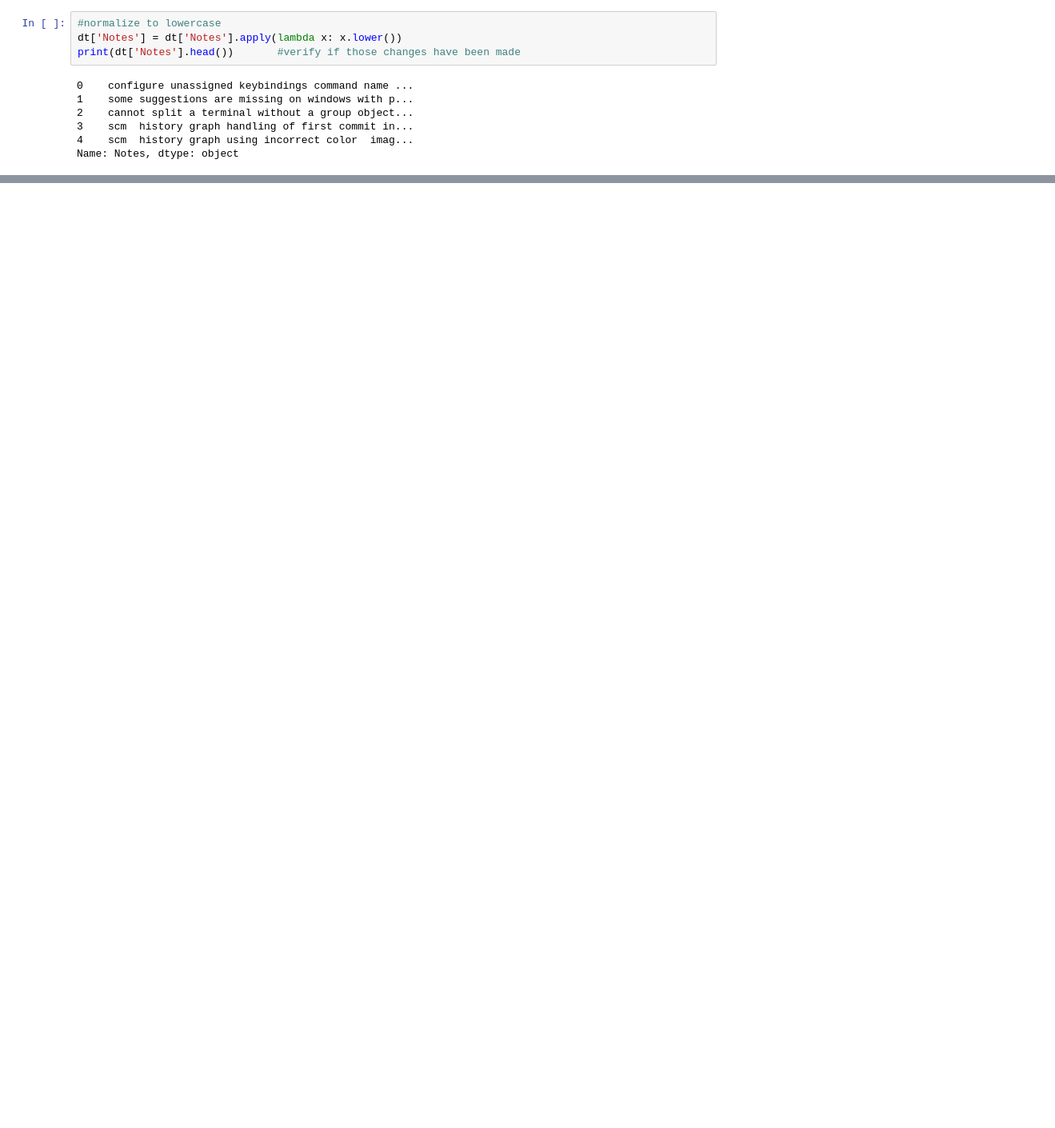
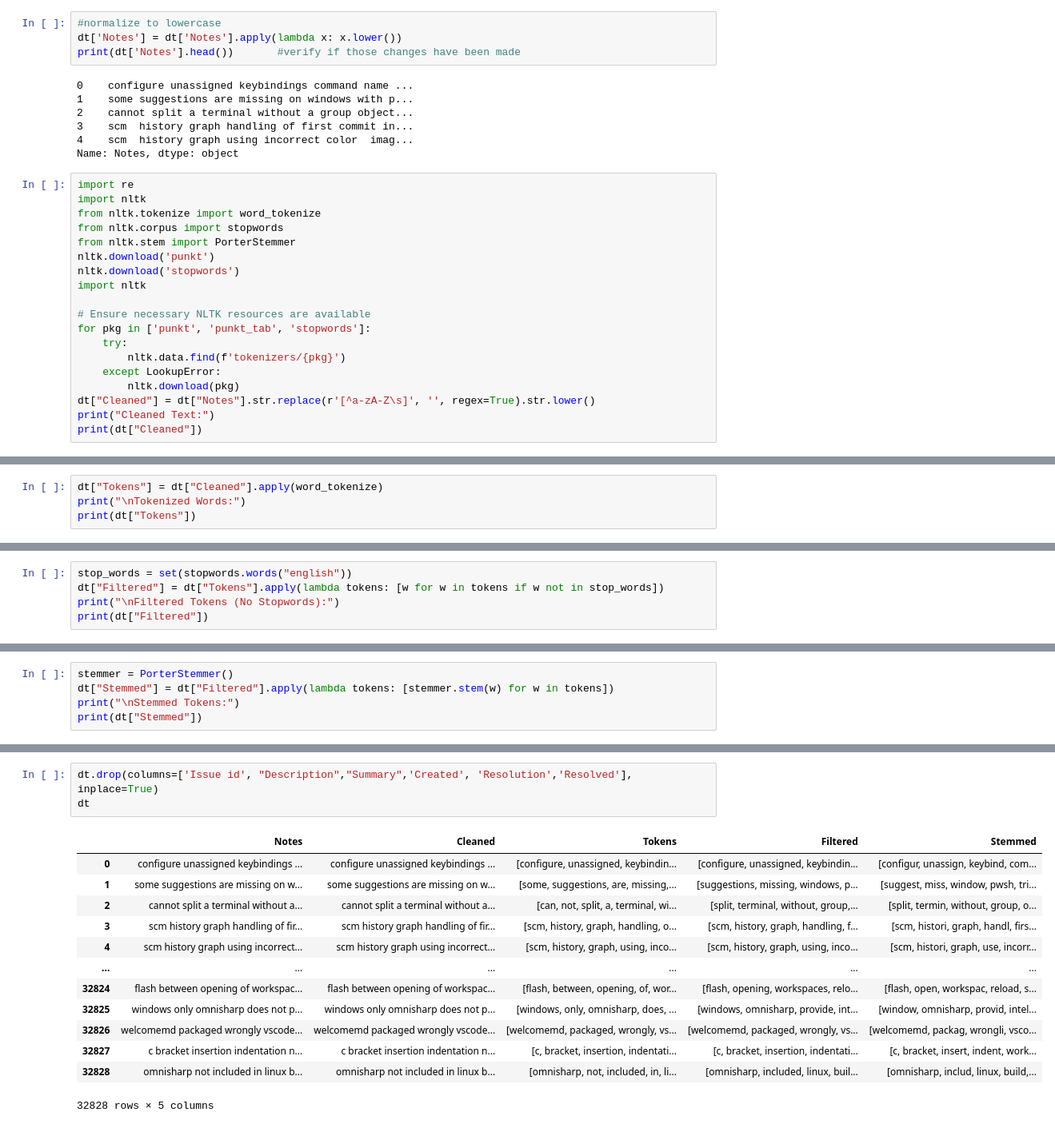
Before and after one commit to oloriafin/TeamQuals, a Jupyter notebook: project.ipynb, the cells around one changed output, grey strips where cells are left out. Shown at 80% size. Cells and saved outputs as stored; diff of their text form; blank space fills up the shorter version.

Commit message:
updated the data cleaning

```diff
--- a/project.ipynb
+++ b/project.ipynb
@@ -77,3 +91,22 @@ print(dt['Notes'].head())       #verify if those changes have been made
 3    scm  history graph handling of first commit in...
 4    scm  history graph using incorrect color  imag...
 Name: Notes, dtype: object
+# %%
+import re
+import nltk
+from nltk.tokenize import word_tokenize
+from nltk.corpus import stopwords
+from nltk.stem import PorterStemmer
+nltk.download('punkt')
+nltk.download('stopwords')
+import nltk
+
+# Ensure necessary NLTK resources are available
+for pkg in ['punkt', 'punkt_tab', 'stopwords']:
+    try:
+        nltk.data.find(f'tokenizers/{pkg}')
+    except LookupError:
+        nltk.download(pkg)
+dt["Cleaned"] = dt["Notes"].str.replace(r'[^a-zA-Z\s]', '', regex=True).str.lower()
+print("Cleaned Text:")
+print(dt["Cleaned"])
@@ -79,0 +135,4 @@ Name: Notes, dtype: object
+# %%
+dt["Tokens"] = dt["Cleaned"].apply(word_tokenize)
+print("\nTokenized Words:")
+print(dt["Tokens"])
@@ -79,0 +153,5 @@ Name: Notes, dtype: object
+# %%
+stop_words = set(stopwords.words("english"))
+dt["Filtered"] = dt["Tokens"].apply(lambda tokens: [w for w in tokens if w not in stop_words])
+print("\nFiltered Tokens (No Stopwords):")
+print(dt["Filtered"])
@@ -79,0 +172,5 @@ Name: Notes, dtype: object
+# %%
+stemmer = PorterStemmer()
+dt["Stemmed"] = dt["Filtered"].apply(lambda tokens: [stemmer.stem(w) for w in tokens])
+print("\nStemmed Tokens:")
+print(dt["Stemmed"])
@@ -79,0 +207,17 @@ Name: Notes, dtype: object
+# %%
+dt.drop(columns=['Issue id', "Description","Summary",'Created', 'Resolution','Resolved'], inplace=True)
+dt
+# %% [output]
+|  | Notes | Cleaned | Tokens | Filtered | Stemmed |
+| 0 | configure unassigned keybindings ... | configure unassigned keybindings ... | [configure, unassigned, keybindin... | [configure, unassigned, keybindin... | [configur, unassign, keybind, com... |
+| 1 | some suggestions are missing on w... | some suggestions are missing on w... | [some, suggestions, are, missing,... | [suggestions, missing, windows, p... | [suggest, miss, window, pwsh, tri... |
+| 2 | cannot split a terminal without a... | cannot split a terminal without a... | [can, not, split, a, terminal, wi... | [split, terminal, without, group,... | [split, termin, without, group, o... |
+| 3 | scm history graph handling of fir... | scm history graph handling of fir... | [scm, history, graph, handling, o... | [scm, history, graph, handling, f... | [scm, histori, graph, handl, firs... |
+| 4 | scm history graph using incorrect... | scm history graph using incorrect... | [scm, history, graph, using, inco... | [scm, history, graph, using, inco... | [scm, histori, graph, use, incorr... |
+| ... | ... | ... | ... | ... | ... |
+| 32824 | flash between opening of workspac... | flash between opening of workspac... | [flash, between, opening, of, wor... | [flash, opening, workspaces, relo... | [flash, open, workspac, reload, s... |
+| 32825 | windows only omnisharp does not p... | windows only omnisharp does not p... | [windows, only, omnisharp, does, ... | [windows, omnisharp, provide, int... | [window, omnisharp, provid, intel... |
+| 32826 | welcomemd packaged wrongly vscode... | welcomemd packaged wrongly vscode... | [welcomemd, packaged, wrongly, vs... | [welcomemd, packaged, wrongly, vs... | [welcomemd, packag, wrongli, vsco... |
+| 32827 | c bracket insertion indentation n... | c bracket insertion indentation n... | [c, bracket, insertion, indentati... | [c, bracket, insertion, indentati... | [c, bracket, insert, indent, work... |
+| 32828 | omnisharp not included in linux b... | omnisharp not included in linux b... | [omnisharp, not, included, in, li... | [omnisharp, included, linux, buil... | [omnisharp, includ, linux, build,... |
+32828 rows × 5 columns
```
Also changed, not shown: parts of 6 cells of this notebook.
